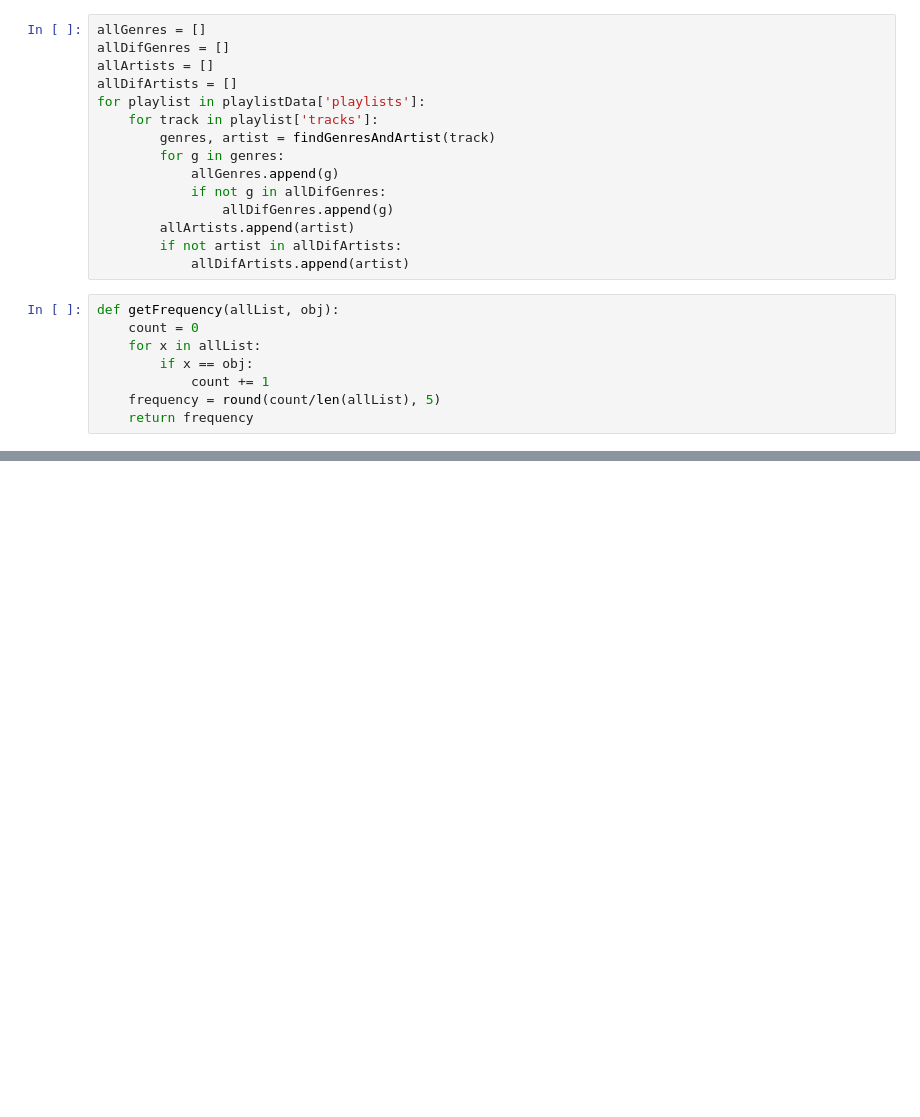
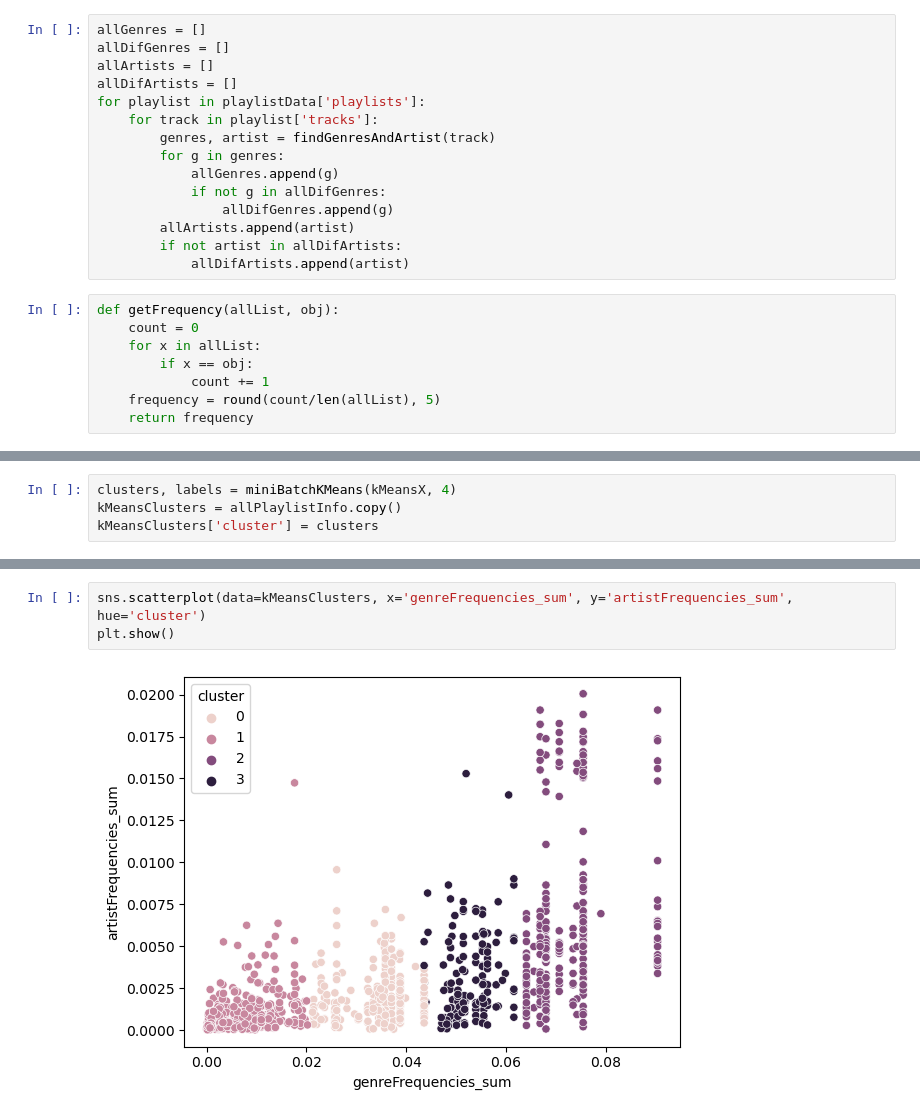
Before and after one commit to bsilver3/RFP2, a Jupyter notebook: SpotifyData_Zach.ipynb, the cells around one changed output, grey strips where cells are left out. Cells and saved outputs as stored; diff of their text form; blank space fills up the shorter version.

```diff
--- a/SpotifyData_Zach.ipynb
+++ b/SpotifyData_Zach.ipynb
@@ -209,0 +177,4 @@ plt.show()
+# %%
+clusters, labels = miniBatchKMeans(kMeansX, 4)
+kMeansClusters = allPlaylistInfo.copy()
+kMeansClusters['cluster'] = clusters
@@ -209,0 +190,5 @@ plt.show()
+# %%
+sns.scatterplot(data=kMeansClusters, x='genreFrequencies_sum', y='artistFrequencies_sum', hue='cluster')
+plt.show()
+# %% [output]
+[figure, added]
```
Also changed, not shown: parts of 14 cells of this notebook.
